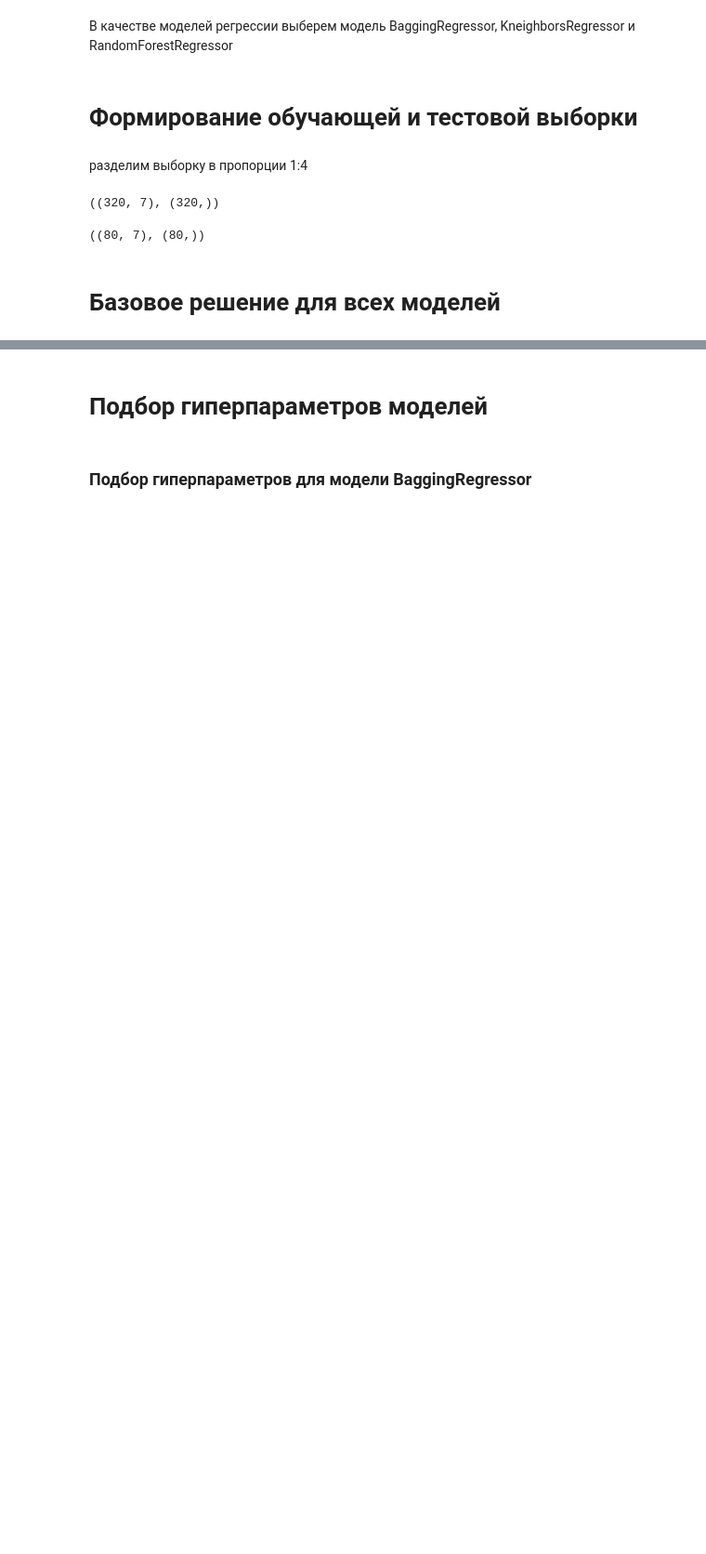
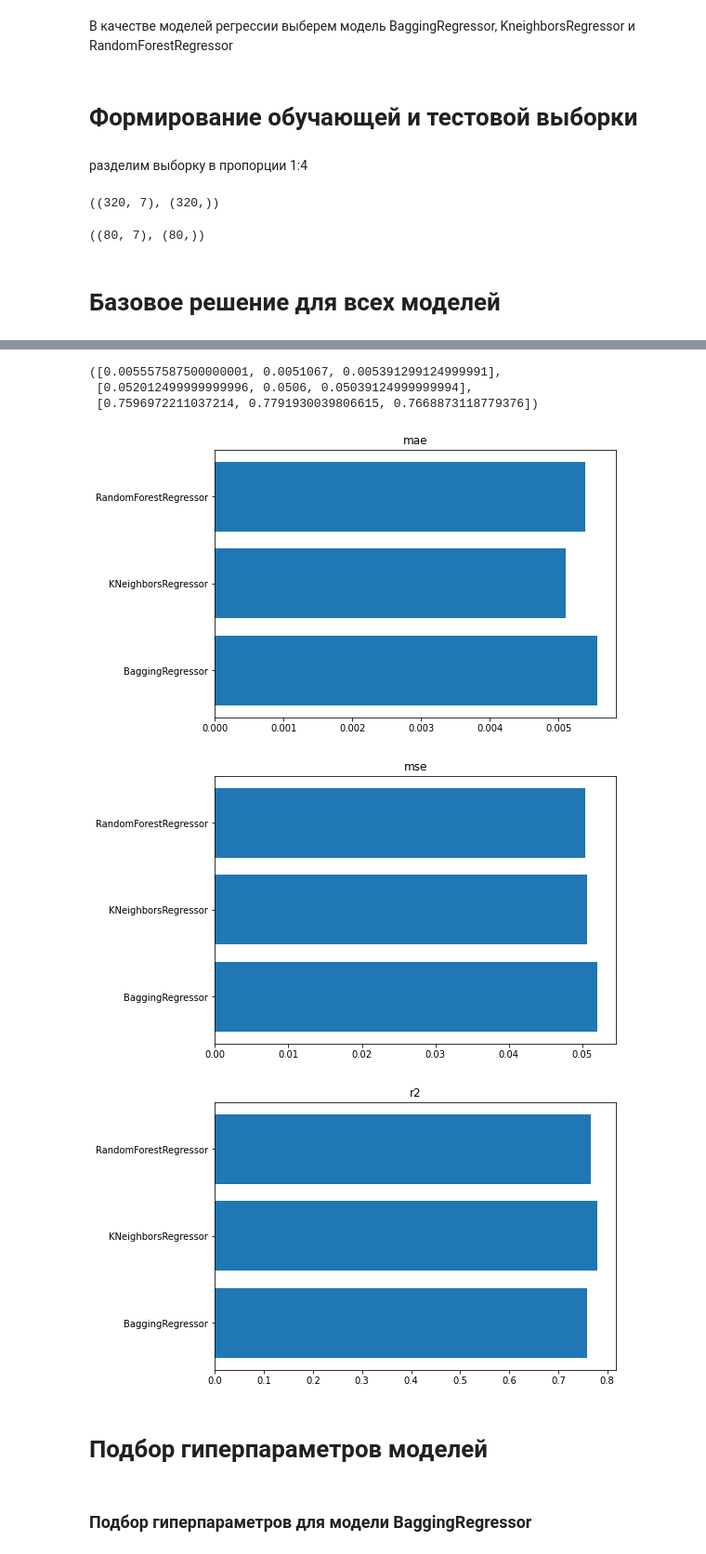
Before and after one commit to GavrilyukAG/MMO, a Jupyter notebook: hw/hw.ipynb, the cells around one changed output, grey strips where cells are left out. Shown: that part at 93% size. Cells and saved outputs as stored; diff of their text form; code cells hidden in the pictures; blank space fills up the shorter version.

```diff
--- a/hw/hw.ipynb
+++ b/hw/hw.ipynb
@@ -231,3 +255,31 @@ for model in models:
+# %%
+def metrics_bar(metric_name, models, metrics_values):
+    fig = plt.figure()
+    ax = fig.add_axes([0, 0, 1, 1])
+    ax.barh(models, metrics_values)
+    ax.set_title(metric_name)
+    plt.show()
+# %%
+mae, mse, r2 = [], [], []
+for v1, v2, v3 in metrics_arr:
+    mae.append(v1)
+    mse.append(v2)
+    r2.append(v3)
+
+mae, mse, r2
+# %% [output]
+([0.005557587500000001, 0.0051067, 0.005391299124999991],
+ [0.052012499999999996, 0.0506, 0.05039124999999994],
+ [0.7596972211037214, 0.7791930039806615, 0.7668873118779376])
+# %%
+metrics_names = ['mae', 'mse', 'r2']
+models_names = [type(m).__name__ for m in models]
+for metric, values in list(zip(metrics_names, (mae, mse, r2))):
+    metrics_bar(metric, models_names, values)
+# %% [output]
+[figure, added]
+[figure, added]
+[figure, added]
 # %% [markdown]
 # Подбор гиперпараметров моделей
 # %%
```
Also changed, not shown: parts of 15 cells of this notebook.
